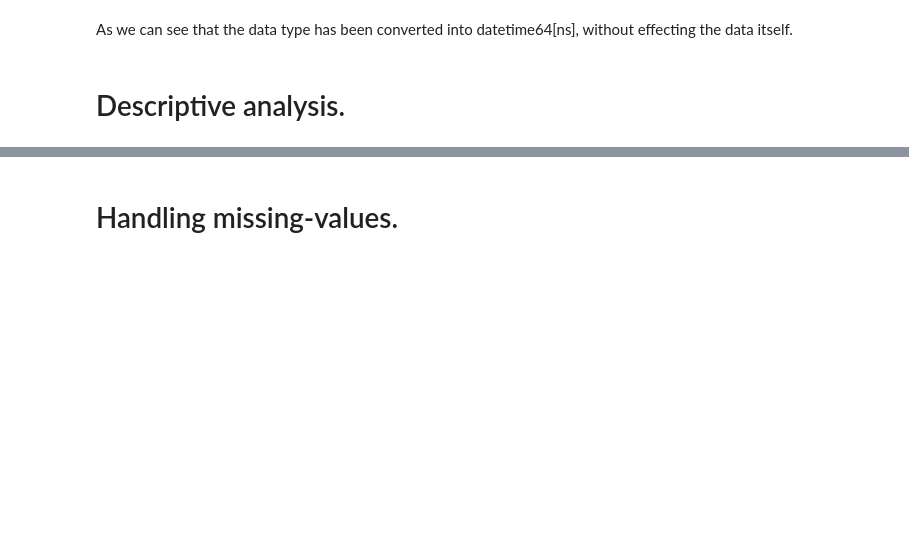
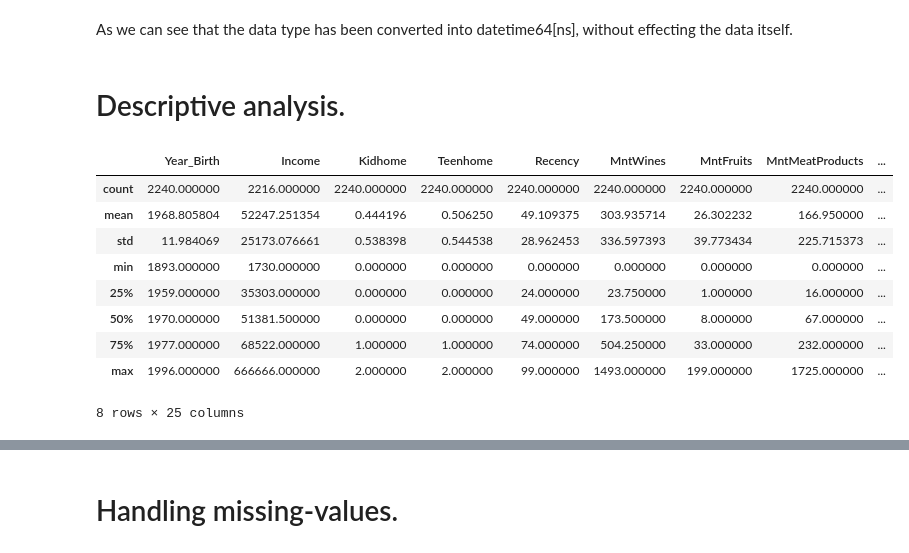
Before and after one commit to Titashmkhrj/Marketing-campaign-project, a Jupyter notebook: modelling_campaign_response.ipynb, the cells around one changed output, grey strips where cells are left out. Saved outputs shown, nothing was run; the diff lists cells and outputs as text; code cells hidden in the pictures; blank space fills up the shorter version.

```diff
--- a/modelling_campaign_response.ipynb
+++ b/modelling_campaign_response.ipynb
@@ -164,3 +164,16 @@ DatetimeIndex(['2012-07-30', '2012-07-31', '2012-08-01', '2012-08-02',
 As we can see that the data type has been converted into datetime64[ns], without effecting the data itself.
 # %% [markdown]
 # Descriptive analysis.
+# %%
+data.describe()
+# %% [output]
+|  | Year_Birth | Income | Kidhome | Teenhome | Recency | MntWines | MntFruits | MntMeatProducts | ... |
+| count | 2240.000000 | 2216.000000 | 2240.000000 | 2240.000000 | 2240.000000 | 2240.000000 | 2240.000000 | 2240.000000 | ... |
+| mean | 1968.805804 | 52247.251354 | 0.444196 | 0.506250 | 49.109375 | 303.935714 | 26.302232 | 166.950000 | ... |
+| std | 11.984069 | 25173.076661 | 0.538398 | 0.544538 | 28.962453 | 336.597393 | 39.773434 | 225.715373 | ... |
+| min | 1893.000000 | 1730.000000 | 0.000000 | 0.000000 | 0.000000 | 0.000000 | 0.000000 | 0.000000 | ... |
+| 25% | 1959.000000 | 35303.000000 | 0.000000 | 0.000000 | 24.000000 | 23.750000 | 1.000000 | 16.000000 | ... |
+| 50% | 1970.000000 | 51381.500000 | 0.000000 | 0.000000 | 49.000000 | 173.500000 | 8.000000 | 67.000000 | ... |
+| 75% | 1977.000000 | 68522.000000 | 1.000000 | 1.000000 | 74.000000 | 504.250000 | 33.000000 | 232.000000 | ... |
+| max | 1996.000000 | 666666.000000 | 2.000000 | 2.000000 | 99.000000 | 1493.000000 | 199.000000 | 1725.000000 | ... |
+8 rows × 25 columns
```
Also changed, not shown: parts of 3 cells of this notebook.
